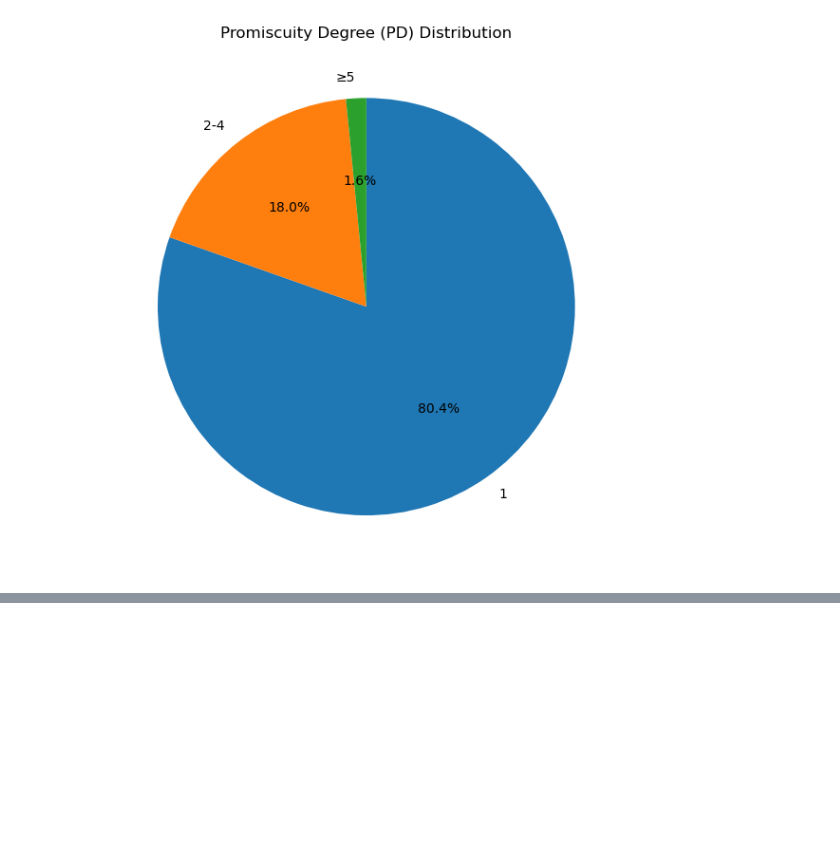
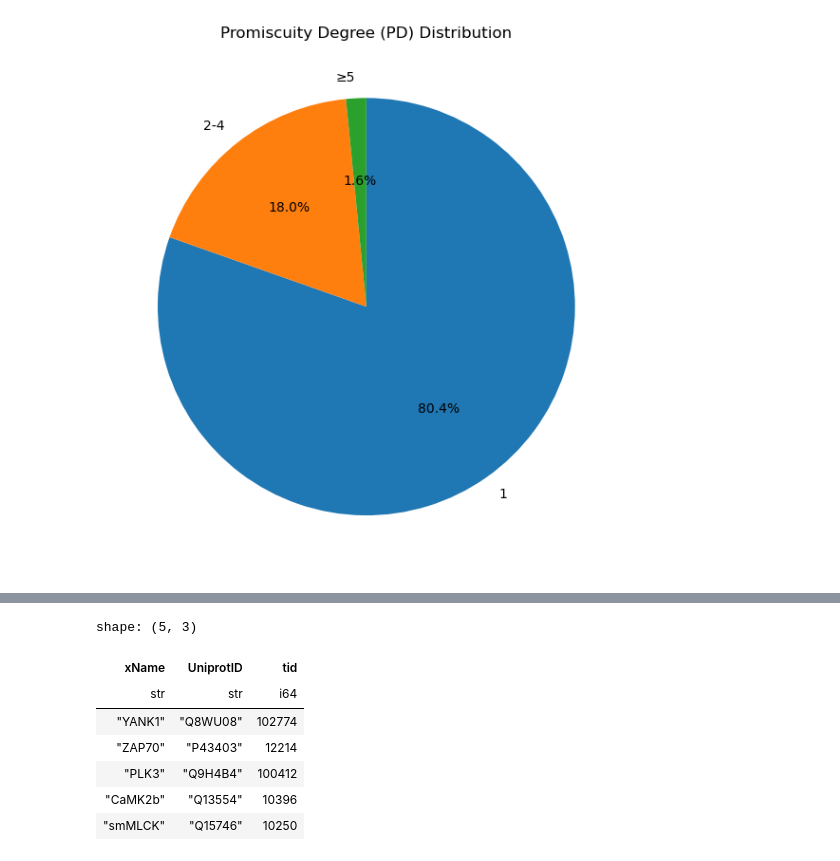
Before and after one commit to Jack-42/ligandActivityAnalysis, a Jupyter notebook: notebooks/exploratory_analysis.ipynb, the cells around one changed output, grey strips where cells are left out. Saved outputs shown, nothing was run; the diff lists cells and outputs as text; code cells hidden in the pictures; blank space fills up the shorter version.

```diff
--- a/notebooks/exploratory_analysis.ipynb
+++ b/notebooks/exploratory_analysis.ipynb
@@ -60,0 +113,3 @@ plt.show()
+# %%
+kinmap_df = pl.read_csv("../data/kinmap_file.tsv", separator="\t", columns=["xName", "UniprotID"])
+kinmap_df = kinmap_df.unique(subset=["UniprotID"])
@@ -60,0 +118,17 @@ plt.show()
+# %%
+chembl_target_df = pl.read_csv("/home/jack/unm_gra/data/LAA/Homosapiens-SINGLEPROTEIN-1100/targets/target_info.tsv", separator="\t", columns=["accession", "tid"])
+chembl_target_df = chembl_target_df.rename({"accession": "UniprotID"})
+chembl_target_df = chembl_target_df.unique(subset=["UniprotID"]) # currently there are duplicates bc some targets are assigned to multiple different families
+# %%
+ktarget_df = kinmap_df.join(chembl_target_df, on="UniprotID", how="inner")
+# %%
+ktarget_df.head()
+# %% [output]
+shape: (5, 3)
+| xName | UniprotID | tid |
+| str | str | i64 |
+| "YANK1" | "Q8WU08" | 102774 |
+| "ZAP70" | "P43403" | 12214 |
+| "PLK3" | "Q9H4B4" | 100412 |
+| "CaMK2b" | "Q13554" | 10396 |
+| "smMLCK" | "Q15746" | 10250 |
```
Also changed, not shown: parts of 16 cells of this notebook, 3 other files.
